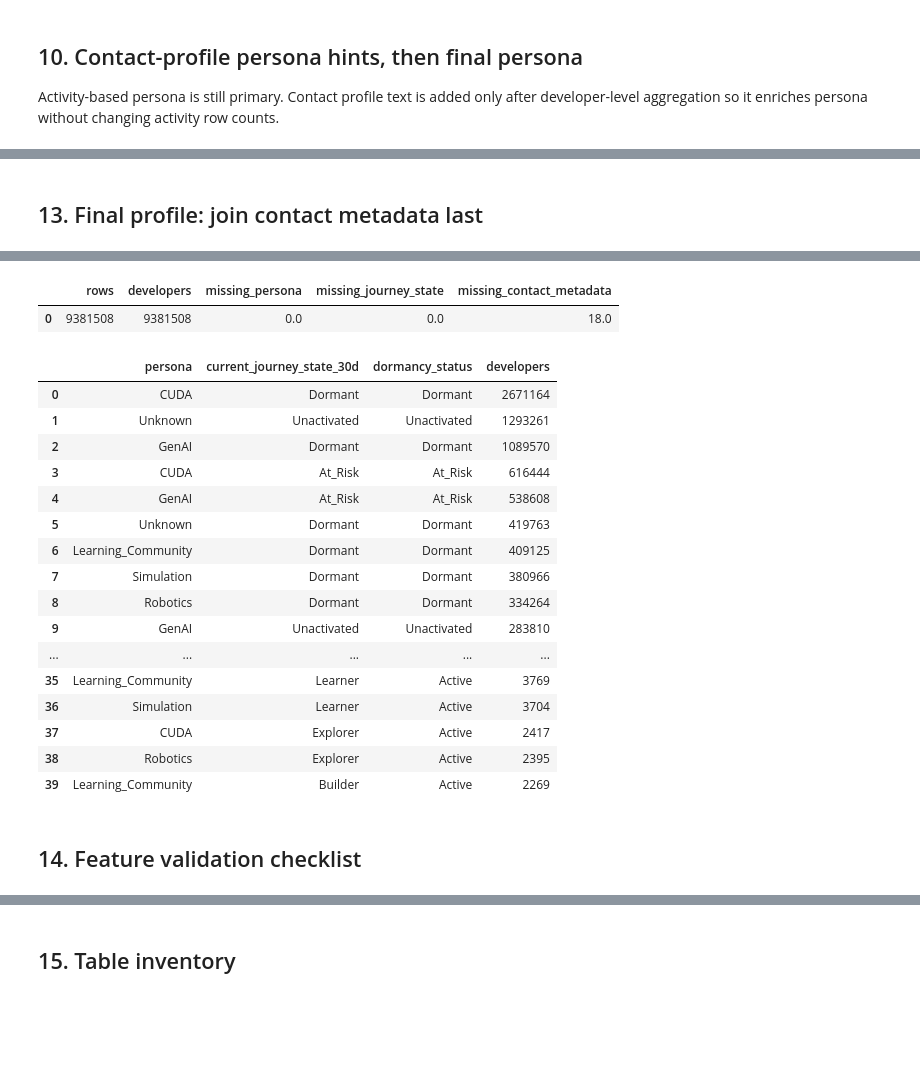
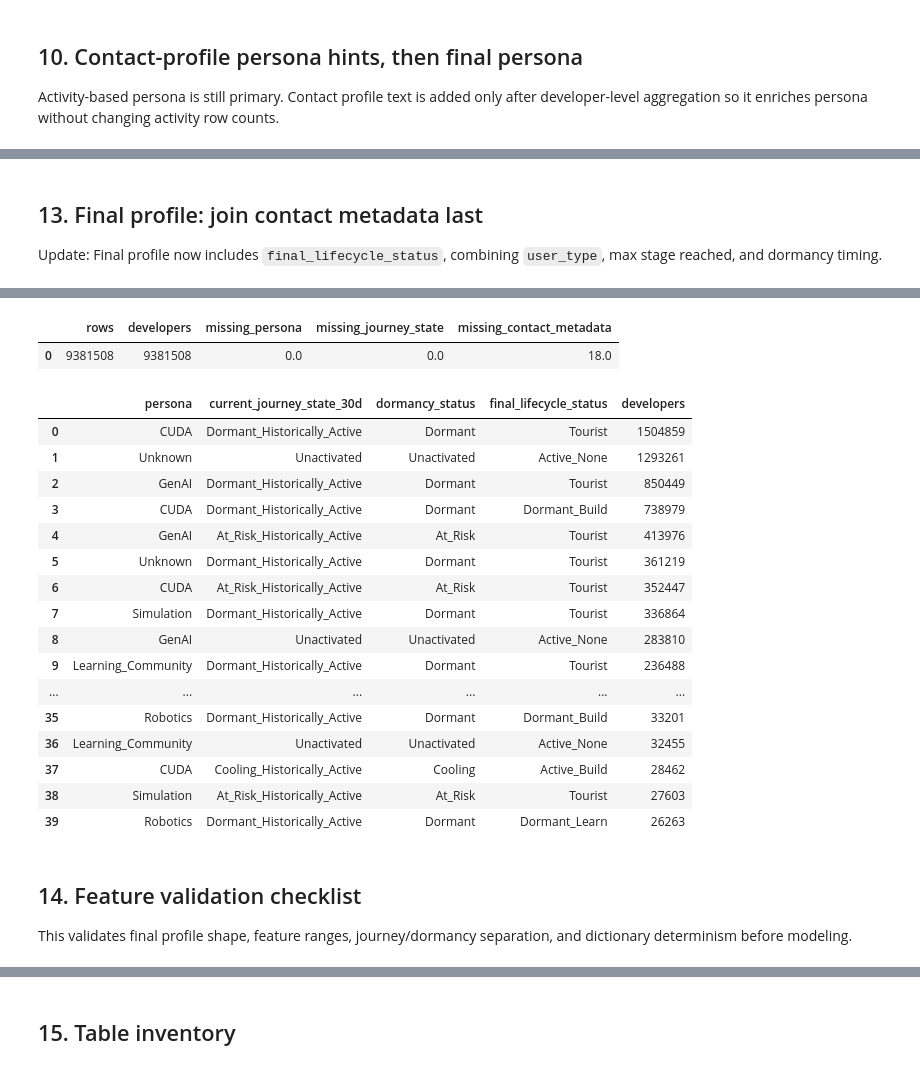
Before and after one commit to WBDoran/Spring2026_IndustryProject, a Jupyter notebook: FeatureEngineering_v2.ipynb, the cells around one changed output, grey strips where cells are left out. Saved outputs shown, nothing was run; the diff lists cells and outputs as text; code cells hidden in the pictures; blank space fills up the shorter version.

```diff
--- a/FeatureEngineering_v2.ipynb
+++ b/FeatureEngineering_v2.ipynb
@@ -1135,5 +1388,7 @@ WHERE j.current_journey_state_30d = 'Unactivated'
 # %% [markdown]
 ## 13. Final profile: join contact metadata last
+
+Update: Final profile now includes `final_lifecycle_status`, combining `user_type`, max stage reached, and dormancy timing.
 # %%
 con.execute("""
 CREATE OR REPLACE TABLE dev_profile_final_v4 AS
@@ -1153,17 +1408,24 @@ SELECT
     p.learning_community_share,
 
     -- Journey and dormancy
+    js.behavior_journey_stage_30d,
+    js.behavior_journey_rank_30d,
     js.current_journey_state_30d,
     js.current_journey_rank_30d,
     d.is_activated,
     d.lifetime_meaningful_weeks,
     d.last_meaningful_week_start,
-    d.days_since_last_activity,
     d.days_since_last_meaningful_week,
     d.dormancy_status,
     d.dormant_flag,
     d.at_risk_flag,
-    d.cooling_flag,
+    CASE
+        WHEN lf.user_type = 'tourist' THEN 'Tourist'
+        WHEN lf.user_type = 'free_email_user' THEN 'FreeEmail'
+        WHEN COALESCE(d.days_since_last_activity, d.days_since_last_meaningful_week) >= 365 THEN 'Dormant_' || lf.max_stage_reached
+        WHEN COALESCE(d.days_since_last_activity, d.days_since_last_meaningful_week) >= 180 THEN 'AtRisk_' || lf.max_stage_reached
+        ELSE 'Active_' || lf.max_stage_reached
+    END AS final_lifecycle_status,
 
     -- Recency / incremental windows
     r.* EXCLUDE (developer_id),
@@ -1206,9 +1468,9 @@ FROM dev_profile_final_v4
 """).fetchdf())
 
 display(con.execute("""
-SELECT persona, current_journey_state_30d, dormancy_status, COUNT(*) AS developers
+SELECT persona, current_journey_state_30d, dormancy_status, final_lifecycle_status, COUNT(*) AS developers
 FROM dev_profile_final_v4
-GROUP BY 1,2,3
+GROUP BY 1,2,3,4
 ORDER BY developers DESC
 LIMIT 40
 """).fetchdf())
@@ -1217,23 +1479,25 @@ LIMIT 40
 |  | rows | developers | missing_persona | missing_journey_state | missing_contact_metadata |
 | 0 | 9381508 | 9381508 | 0.0 | 0.0 | 18.0 |
-|  | persona | current_journey_state_30d | dormancy_status | developers |
-| 0 | CUDA | Dormant | Dormant | 2671164 |
-| 1 | Unknown | Unactivated | Unactivated | 1293261 |
-| 2 | GenAI | Dormant | Dormant | 1089570 |
-| 3 | CUDA | At_Risk | At_Risk | 616444 |
-| 4 | GenAI | At_Risk | At_Risk | 538608 |
-| 5 | Unknown | Dormant | Dormant | 419763 |
-| 6 | Learning_Community | Dormant | Dormant | 409125 |
-| 7 | Simulation | Dormant | Dormant | 380966 |
-| 8 | Robotics | Dormant | Dormant | 334264 |
-| 9 | GenAI | Unactivated | Unactivated | 283810 |
-| ... | ... | ... | ... | ... |
-| 35 | Learning_Community | Learner | Active | 3769 |
-| 36 | Simulation | Learner | Active | 3704 |
-| 37 | CUDA | Explorer | Active | 2417 |
-| 38 | Robotics | Explorer | Active | 2395 |
-| 39 | Learning_Community | Builder | Active | 2269 |
+|  | persona | current_journey_state_30d | dormancy_status | final_lifecycle_status | developers |
+| 0 | CUDA | Dormant_Historically_Active | Dormant | Tourist | 1504859 |
+| 1 | Unknown | Unactivated | Unactivated | Active_None | 1293261 |
+| 2 | GenAI | Dormant_Historically_Active | Dormant | Tourist | 850449 |
+| 3 | CUDA | Dormant_Historically_Active | Dormant | Dormant_Build | 738979 |
+| 4 | GenAI | At_Risk_Historically_Active | At_Risk | Tourist | 413976 |
+| 5 | Unknown | Dormant_Historically_Active | Dormant | Tourist | 361219 |
+| 6 | CUDA | At_Risk_Historically_Active | At_Risk | Tourist | 352447 |
+| 7 | Simulation | Dormant_Historically_Active | Dormant | Tourist | 336864 |
+| 8 | GenAI | Unactivated | Unactivated | Active_None | 283810 |
+| 9 | Learning_Community | Dormant_Historically_Active | Dormant | Tourist | 236488 |
+| ... | ... | ... | ... | ... | ... |
+| 35 | Robotics | Dormant_Historically_Active | Dormant | Dormant_Build | 33201 |
+| 36 | Learning_Community | Unactivated | Unactivated | Active_None | 32455 |
+| 37 | CUDA | Cooling_Historically_Active | Cooling | Active_Build | 28462 |
+| 38 | Simulation | At_Risk_Historically_Active | At_Risk | Tourist | 27603 |
+| 39 | Robotics | Dormant_Historically_Active | Dormant | Dormant_Learn | 26263 |
-# %% [markdown]
-## 14. Feature validation checklist
+# %% [markdown]
+## 14. Feature validation checklist
+
+This validates final profile shape, feature ranges, journey/dormancy separation, and dictionary determinism before modeling.
 # %%
 validation = con.execute("""
```
Also changed, not shown: parts of 26 cells of this notebook, 25 other files.
